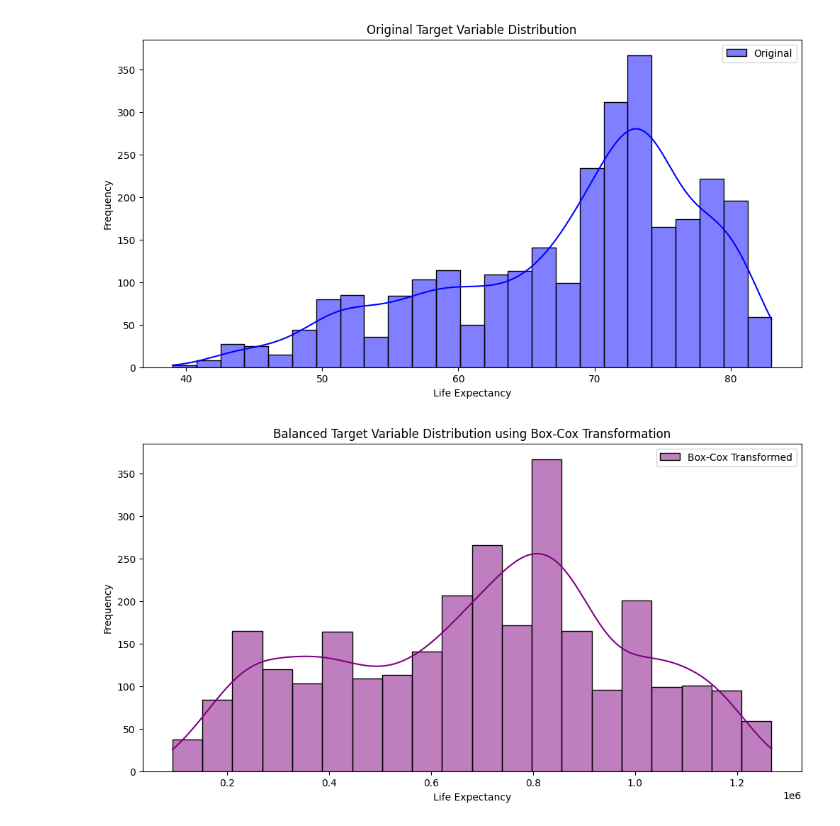
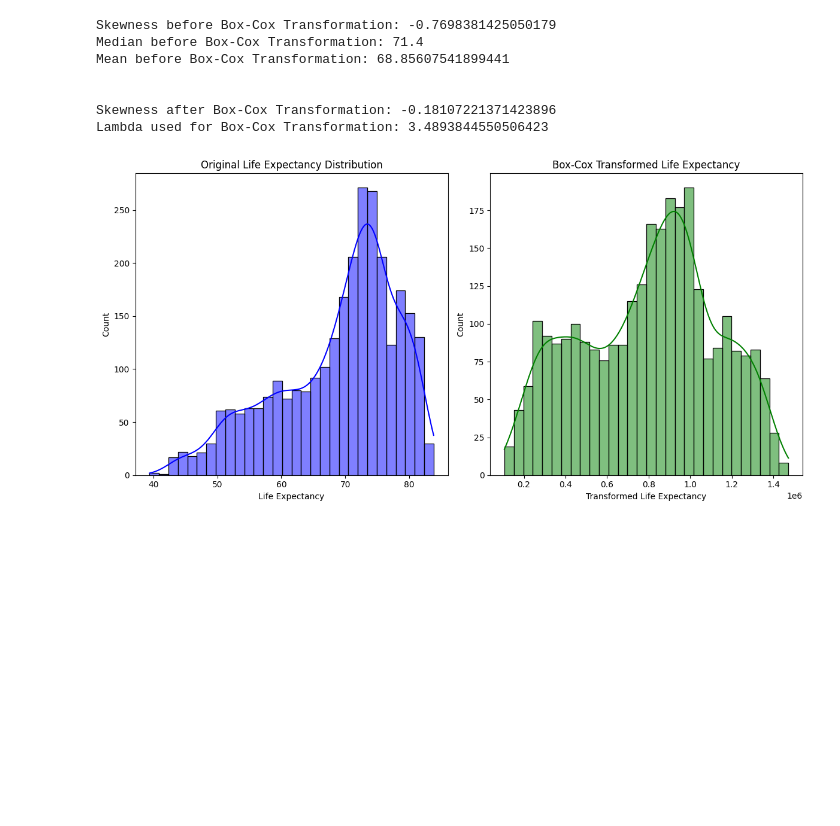
Before and after one commit to malinhauglandh/life-expectancy-prediction, a Jupyter notebook: eda/boxcox_transformation.ipynb, the cells around one changed output. Saved outputs shown, nothing was run; the diff lists cells and outputs as text; code cells hidden in the pictures; blank space fills up the shorter version.

Commit message:
Cleaned up files for boxcox and binning

```diff
--- a/eda/boxcox_transformation.ipynb
+++ b/eda/boxcox_transformation.ipynb
@@ -72,21 +1,57 @@ Skewness after Box-Cox Transformation: -0.18119433906548368
-# %%
-# Original target variable distribution
-plt.figure(figsize=(12, 6))
-sns.histplot(y, kde=True, color='blue', label='Original')
-plt.title("Original Target Variable Distribution")
-plt.xlabel("Life Expectancy")
-plt.ylabel("Frequency")
-plt.legend()
-plt.show()
-
-# After balancing
-plt.figure(figsize=(12, 6))
-sns.histplot(y_transformed, kde=True, color='purple', label='Box-Cox Transformed')
-plt.title("Balanced Target Variable Distribution using Box-Cox Transformation")
-plt.xlabel("Life Expectancy")
-plt.ylabel("Frequency")
-plt.legend()
-plt.show()
-# %% [output]
-[figure, removed]
-[figure, removed]
+# %%
+import pandas as pd
+import numpy as np
+from matplotlib import pyplot as plt
+import seaborn as sns
+from scipy.stats import boxcox, skew
+
+df = pd.read_csv('../data/data.csv')
+
+X = df.drop(['Life_expectancy', 'Region', 'Country', 'Year'], axis=1)
+y = df['Life_expectancy']
+
+# Apply Box-Cox transformation to the target
+y_boxcox, lambda_val = boxcox(y)
+
+# Updated feature matrix (X) and transformed target (y_boxcox)
+X_transformed = X
+y_transformed = pd.Series(y_boxcox, name="Life_expectancy_BoxCox")
+
+# Calculate skewness, median, and mean before and after transformation
+skewness_original = skew(y)
+median_original = y.median()
+mean_original = y.mean()
+
+skewness_boxcox = skew(y_transformed)
+
+print("Skewness before Box-Cox Transformation:", skewness_original)
+print("Median before Box-Cox Transformation:", median_original)
+print("Mean before Box-Cox Transformation:", mean_original)
+print("\n")
+print("Skewness after Box-Cox Transformation:", skewness_boxcox)
+print("Lambda used for Box-Cox Transformation:", lambda_val)
+
+# Visualize the original and transformed target
+plt.figure(figsize=(12, 6))
+
+plt.subplot(1, 2, 1)
+sns.histplot(y, kde=True, color='blue', bins=30)
+plt.title("Original Life Expectancy Distribution")
+plt.xlabel("Life Expectancy")
+
+plt.subplot(1, 2, 2)
+sns.histplot(y_transformed, kde=True, color='green', bins=30)
+plt.title("Box-Cox Transformed Life Expectancy")
+plt.xlabel("Transformed Life Expectancy")
+
+plt.tight_layout()
+plt.show()
+# %% [output]
+Skewness before Box-Cox Transformation: -0.7698381425050179
+Median before Box-Cox Transformation: 71.4
+Mean before Box-Cox Transformation: 68.85607541899441
+
+
+Skewness after Box-Cox Transformation: -0.18107221371423896
+Lambda used for Box-Cox Transformation: 3.4893844550506423
+[figure, added]
```
Also changed, not shown: parts of 3 cells of this notebook, 1 other file.
